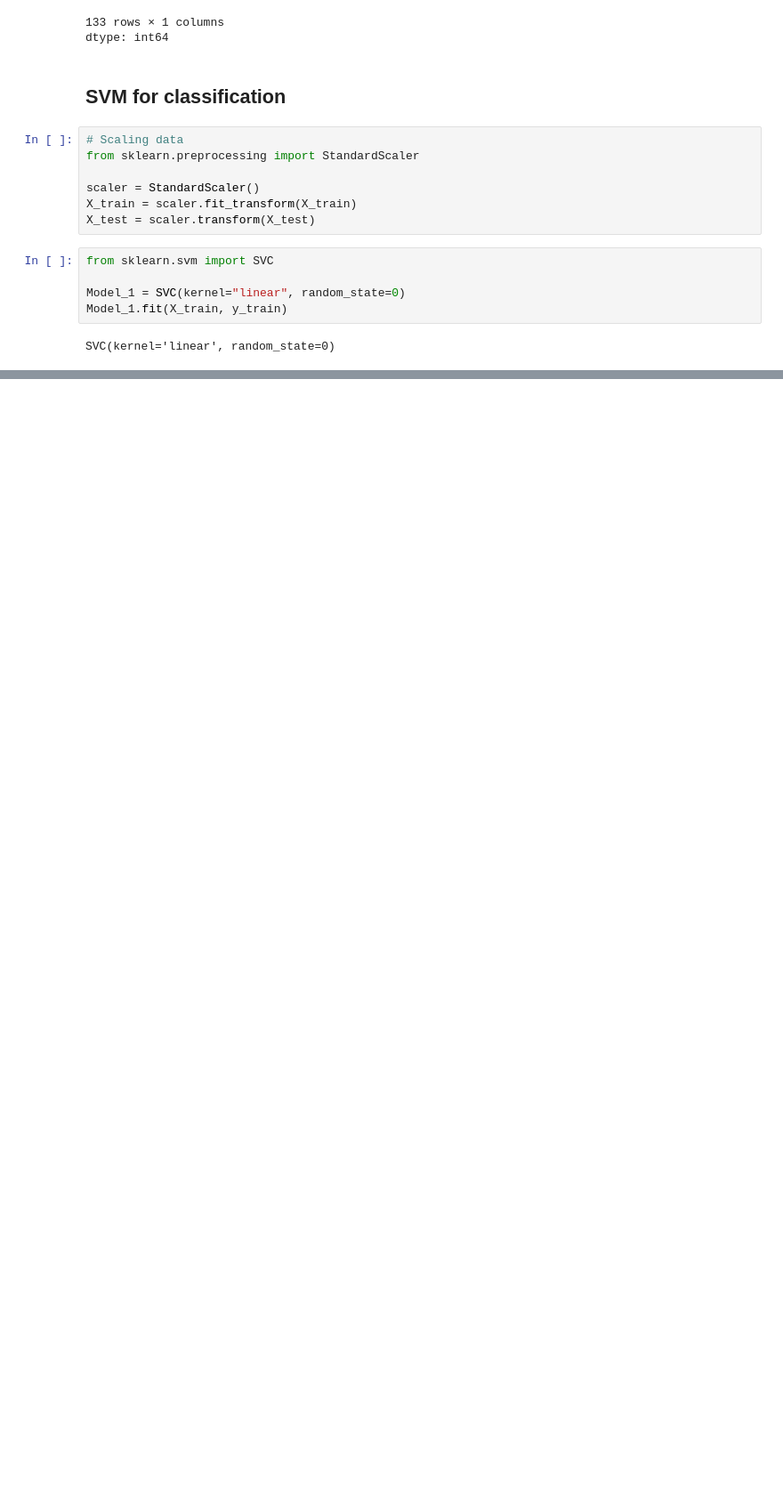
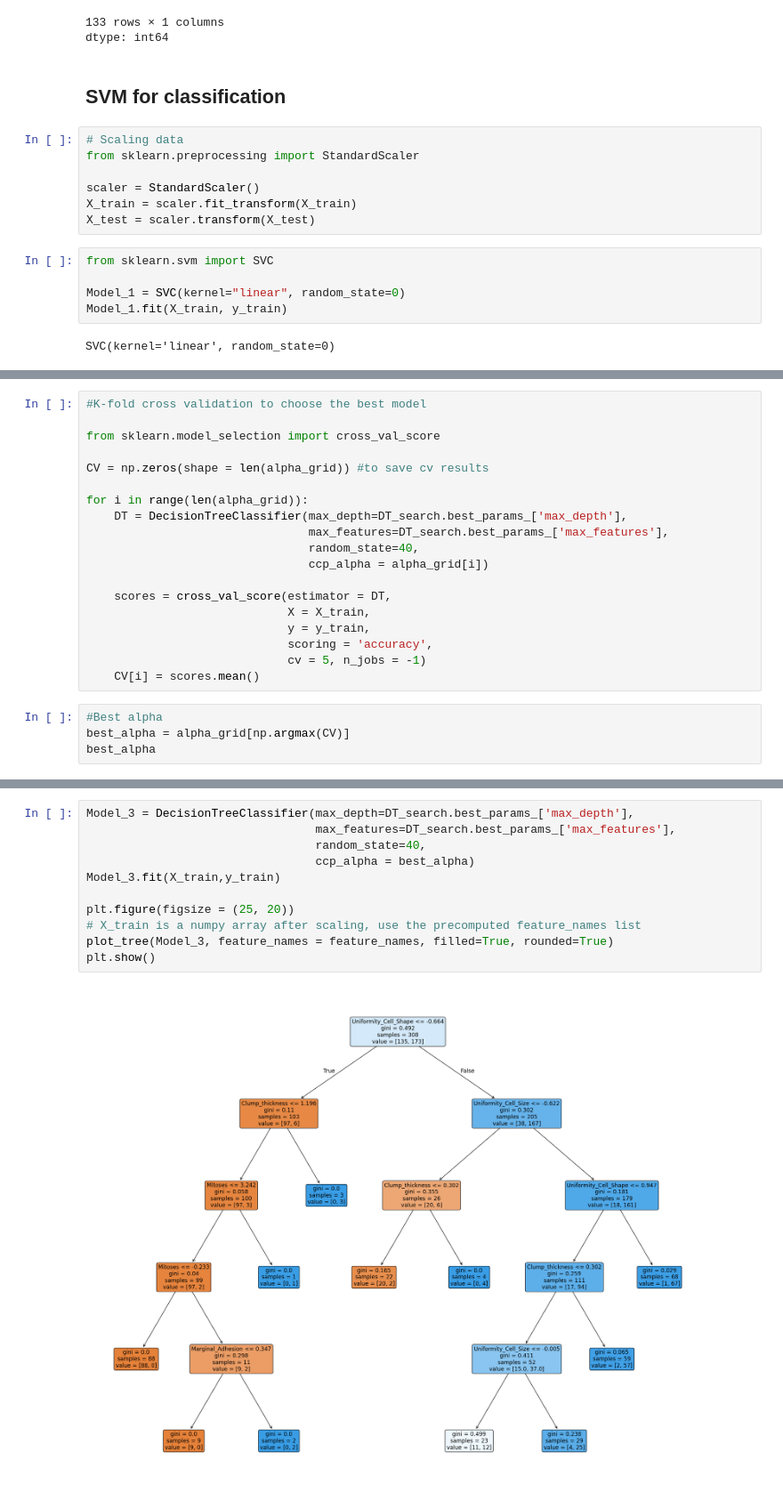
Before and after one commit to sjd1365/learn, a Jupyter notebook: Disease.ipynb, the cells around one changed output, grey strips where cells are left out. Shown at 89% size. Saved outputs shown, nothing was run; the diff lists cells and outputs as text; blank space fills up the shorter version.

```diff
--- a/Disease.ipynb
+++ b/Disease.ipynb
@@ -524,0 +891,23 @@ SVC(kernel='linear', random_state=0)
+# %%
+#K-fold cross validation to choose the best model
+
+from sklearn.model_selection import cross_val_score
+
+CV = np.zeros(shape = len(alpha_grid)) #to save cv results
+
+for i in range(len(alpha_grid)):
+    DT = DecisionTreeClassifier(max_depth=DT_search.best_params_['max_depth'],
+                                max_features=DT_search.best_params_['max_features'],
+                                random_state=40,
+                                ccp_alpha = alpha_grid[i])
+
+    scores = cross_val_score(estimator = DT,
+                             X = X_train,
+                             y = y_train,
+                             scoring = 'accuracy',
+                             cv = 5, n_jobs = -1)
+    CV[i] = scores.mean()
+# %%
+#Best alpha
+best_alpha = alpha_grid[np.argmax(CV)]
+best_alpha
@@ -524,0 +916,13 @@ SVC(kernel='linear', random_state=0)
+# %%
+Model_3 = DecisionTreeClassifier(max_depth=DT_search.best_params_['max_depth'],
+                                 max_features=DT_search.best_params_['max_features'],
+                                 random_state=40,
+                                 ccp_alpha = best_alpha)
+Model_3.fit(X_train,y_train)
+
+plt.figure(figsize = (25, 20))
+# X_train is a numpy array after scaling, use the precomputed feature_names list
+plot_tree(Model_3, feature_names = feature_names, filled=True, rounded=True)
+plt.show()
+# %% [output]
+[figure, added]
```
Also changed, not shown: parts of 64 cells of this notebook.
